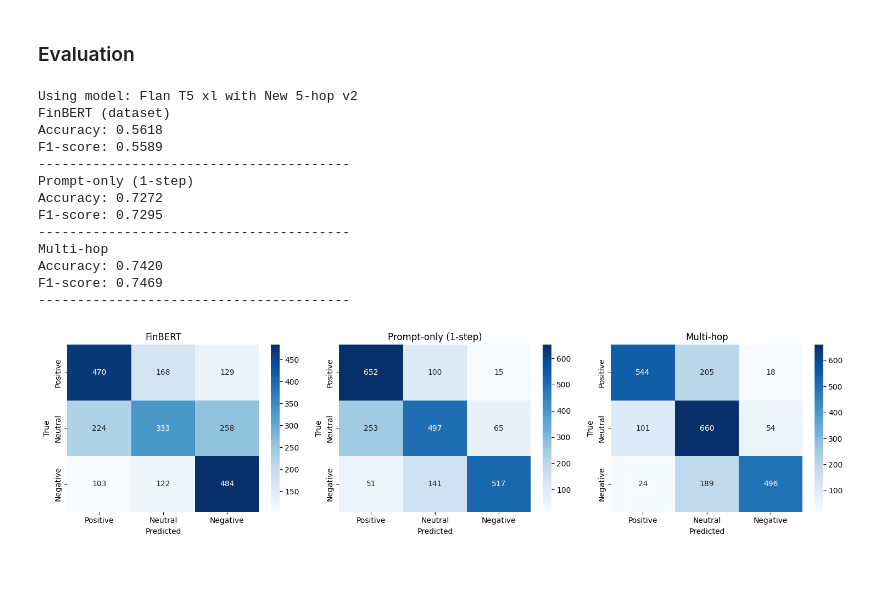
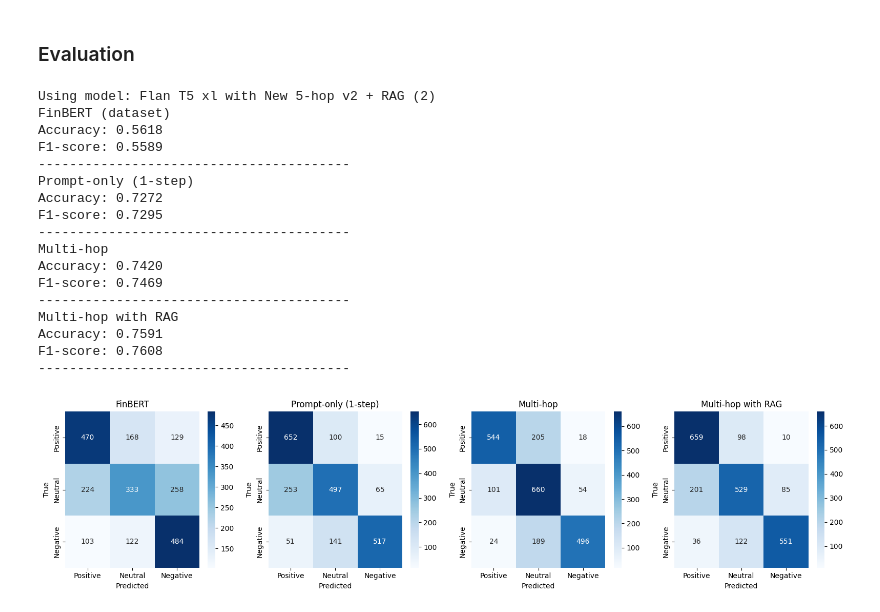
Before and after one commit to longkvy/mura-finance, a Jupyter notebook: notebooks/04_5hop_FullRun_Flan.ipynb, the cells around one changed output. Cells and saved outputs as stored; diff of their text form; code cells hidden in the pictures; blank space fills up the shorter version.

```diff
--- a/notebooks/04_5hop_FullRun_Flan.ipynb
+++ b/notebooks/04_5hop_FullRun_Flan.ipynb
@@ -153,13 +144,16 @@ import seaborn as sns
 # %% [markdown]
 ### Load Data
 # %%
-df = pd.read_csv("data/finance/data.csv")   # recheck data path in drive to match with this
+df = pd.read_csv("data/finance/data_with_context.csv")   # recheck data path in drive to match with this
 
 TEXT_COL = "title"
 TICKER_COL = "ticker"
 LABEL_COL = "true_sentiment"
 FINBERT_COL = "finbert_sentiment"
-# CONTEXT_COL = "text"
+IN_CONTEXT_COL = "text"
+EX_CONTEXT_1_COL = "external_context_1"
+EX_CONTEXT_2_COL = "external_context_2"
+EX_CONTEXT_3_COL = "external_context_3"
 
 df.head()
 # %% [output]
@@ -185,3 +187,9 @@ pipe = pipeline(
+# %%
+def truncate_context(text, max_words):
+    if not isinstance(text, str):
+        return ""
+    words = text.split()
+    return " ".join(words[:max_words])
 # %% [markdown]
 ### Prompt Design
 # %%
@@ -297,10 +389,24 @@ def run_multihop_batch(batch):
     return batch
 
 hf_ds = hf_ds.map(run_multihop_batch, batched=True, batch_size=8)
+# %%
+def run_multihop_rag_batch(batch):
+    prompts = [
+        multihop_rag_prompt(t, tk, ic, ec1)
+        for t, tk, ic, ec1 in zip(batch[TEXT_COL], batch[TICKER_COL], batch[IN_CONTEXT_COL], batch[EX_CONTEXT_1_COL])
+    ]
+    outputs = pipe(prompts, max_new_tokens=20, truncation=True)
+    batch["multihop_rag_pred"] = [o["generated_text"].strip() for o in outputs]
+    return batch
+
+hf_ds = hf_ds.map(run_multihop_rag_batch, batched=True, batch_size=8)
 # %% [markdown]
 ### Back to Pandas
 # %%
 df = hf_ds.to_pandas()
 
-df[[TEXT_COL, TICKER_COL, LABEL_COL, FINBERT_COL, "prompt_pred", "multihop_pred"]].head()
+# optinal
+df["multihop_rag_pred"] = df["multihop_rag_pred"].str.capitalize()
+
+df[[TEXT_COL, TICKER_COL, LABEL_COL, FINBERT_COL, "prompt_pred", "multihop_pred", "multihop_rag_pred"]].head()
 # %% [output]
@@ -327,7 +436,7 @@ results = []
 # MODEL_NAME = pipe.model.config._name_or_path  # in case using Flan
 # MODEL_NAME = pipe.model.config._name_or_path + "-withContext" # in case using Flan with context
 # MODEL_NAME = gemini_model._model_name.replace("models/", "")  # in case using Gemini
-MODEL_NAME = "Flan T5 xl with New 5-hop v2"
+MODEL_NAME = "Flan T5 xl with New 5-hop v2 + RAG (2)"
 
 print("Using model:", MODEL_NAME)
 
@@ -355,8 +464,14 @@ multihop_acc, multihop_f1 = evaluate(
     y_true, df["multihop_pred"], "Multi-hop"
 )
 log_result("Multi-hop", multihop_acc, multihop_f1)
+
+
+multihop_rag_acc, multihop_rag_f1 = evaluate(
+    y_true, df["multihop_rag_pred"], "Multi-hop with RAG"
+)
+log_result("Multi-hop with RAG", multihop_rag_acc, multihop_rag_f1)
 # %% [output]
-Using model: Flan T5 xl with New 5-hop v2
+Using model: Flan T5 xl with New 5-hop v2 + RAG (2)
 FinBERT (dataset)
 Accuracy: 0.5618
 F1-score: 0.5589
@@ -369,6 +484,10 @@ Multi-hop
 Accuracy: 0.7420
 F1-score: 0.7469
 ----------------------------------------
+Multi-hop with RAG
+Accuracy: 0.7591
+F1-score: 0.7608
+----------------------------------------
 # %%
 from sklearn.metrics import confusion_matrix
 import matplotlib.pyplot as plt
@@ -376,38 +495,40 @@ import seaborn as sns
 
 labels = ["Positive", "Neutral", "Negative"]
 
-fig, axes = plt.subplots(1, 3, figsize=(15, 4))
+fig, axes = plt.subplots(1, 4, figsize=(16, 4))
 
 cms = [
     confusion_matrix(y_true, df[FINBERT_COL], labels=labels),
     confusion_matrix(y_true, df["prompt_pred"], labels=labels),
     confusion_matrix(y_true, df["multihop_pred"], labels=labels),
+    confusion_matrix(y_true, df["multihop_rag_pred"], labels=labels)
 ]
 
 titles = [
     "FinBERT",
     "Prompt-only (1-step)",
-    "Multi-hop"
+    "Multi-hop",
+    "Multi-hop with RAG"
 ]
 
 for ax, cm, title in zip(axes, cms, titles):
     sns.heatmap(
         cm,
         annot=True,
         fmt="d",
         cmap="Blues",
         xticklabels=labels,
         yticklabels=labels,
         ax=ax
     )
     ax.set_title(title)
     ax.set_xlabel("Predicted")
     ax.set_ylabel("True")
 
 plt.tight_layout()
 plt.show()
 # %% [output]
-[figure, old version]
+[figure, new version]
 # %%
 results_df = pd.DataFrame(results)
 results_df
```
Also changed, not shown: parts of 8 cells of this notebook.
